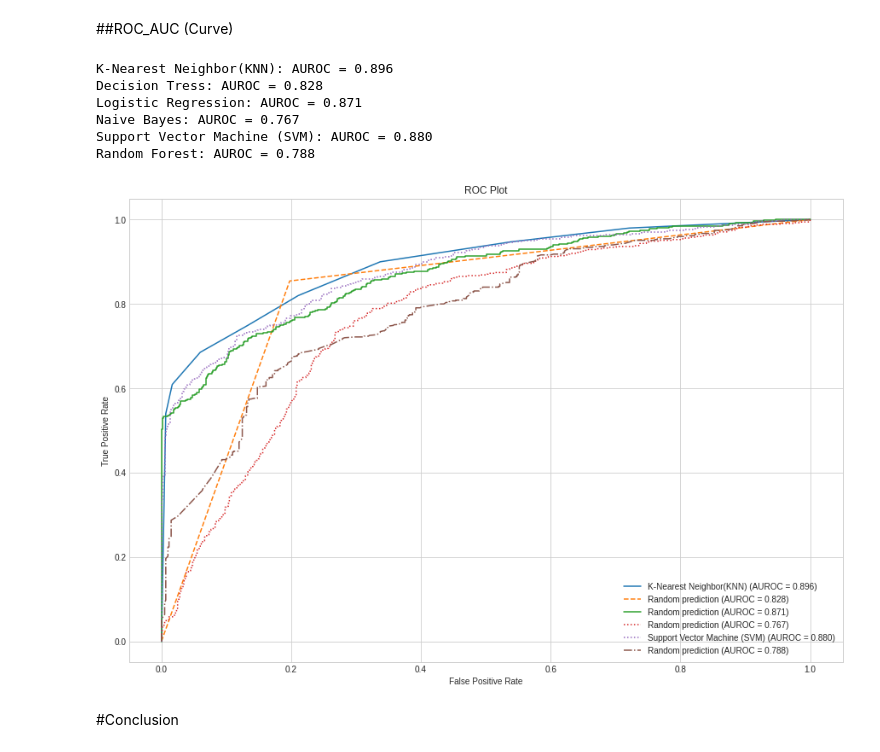
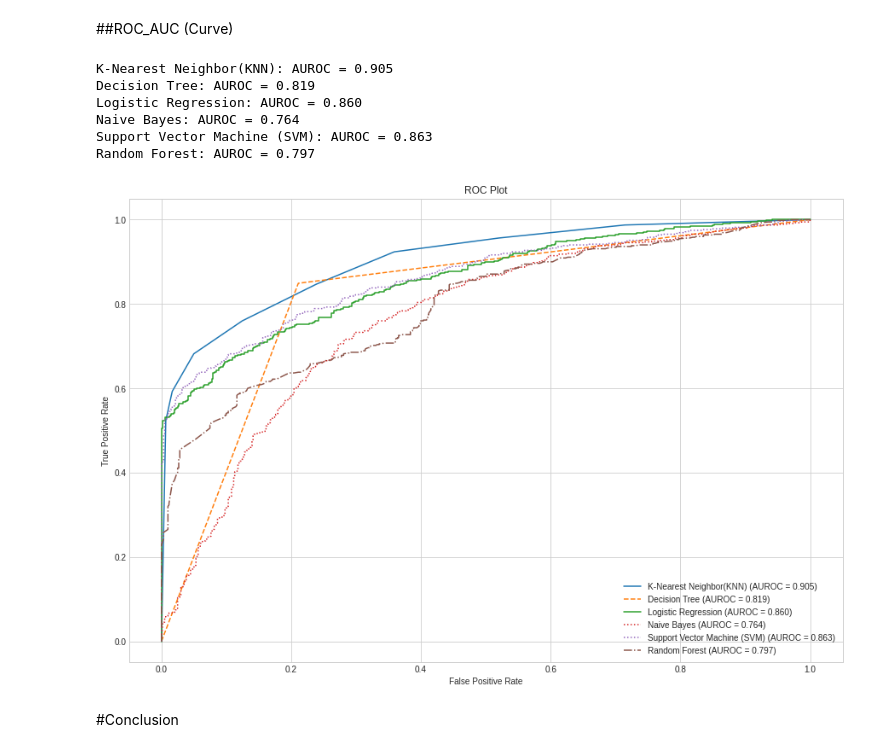
Before and after one commit to chvikas/cardiovascular-risk-prediction, a Jupyter notebook: Cardiovascular_Risk_Prediction.ipynb, the cells around one changed output. Saved outputs shown, nothing was run; the diff lists cells and outputs as text; code cells hidden in the pictures.

```diff
--- a/Cardiovascular_Risk_Prediction.ipynb
+++ b/Cardiovascular_Risk_Prediction.ipynb
@@ -1672,18 +1675,18 @@ svc_auc = roc_auc_score(y_test, svc_probs)
 rf_auc = roc_auc_score(y_test, rf_probs)
 # %%
 print('K-Nearest Neighbor(KNN): AUROC = %.3f' % (knn_auc))
-print('Decision Tress: AUROC = %.3f' % (dt_auc))
+print('Decision Tree: AUROC = %.3f' % (dt_auc))
 print('Logistic Regression: AUROC = %.3f' % (lr_auc))
 print('Naive Bayes: AUROC = %.3f' % (nb_auc))
 print('Support Vector Machine (SVM): AUROC = %.3f' % (svc_auc))
 print('Random Forest: AUROC = %.3f' % (rf_auc))
 # %% [output]
-K-Nearest Neighbor(KNN): AUROC = 0.896
-Decision Tress: AUROC = 0.828
-Logistic Regression: AUROC = 0.871
-Naive Bayes: AUROC = 0.767
-Support Vector Machine (SVM): AUROC = 0.880
-Random Forest: AUROC = 0.788
+K-Nearest Neighbor(KNN): AUROC = 0.905
+Decision Tree: AUROC = 0.819
+Logistic Regression: AUROC = 0.860
+Naive Bayes: AUROC = 0.764
+Support Vector Machine (SVM): AUROC = 0.863
+Random Forest: AUROC = 0.797
 # %%
 knn_fpr, knn_tpr, _ = roc_curve(y_test, knn_probs)
 dt_fpr, dt_tpr, _ = roc_curve(y_test, dt_probs)
@@ -1694,19 +1697,19 @@ rf_fpr, rf_tpr, _ = roc_curve(y_test, rf_probs)
 # %%
 plt.figure(figsize=(15,10))
 plt.plot(knn_fpr, knn_tpr, linestyle = '-', label = 'K-Nearest Neighbor(KNN) (AUROC = %0.3f)'% knn_auc)
-plt.plot(dt_fpr, dt_tpr, linestyle = '--', label = 'Random prediction (AUROC = %0.3f)'% dt_auc)
-plt.plot(lr_fpr, lr_tpr, linestyle = '-', label = 'Random prediction (AUROC = %0.3f)'% lr_auc)
-plt.plot(nb_fpr, nb_tpr, linestyle = ':', label = 'Random prediction (AUROC = %0.3f)'% nb_auc)
+plt.plot(dt_fpr, dt_tpr, linestyle = '--', label = 'Decision Tree (AUROC = %0.3f)'% dt_auc)
+plt.plot(lr_fpr, lr_tpr, linestyle = '-', label = 'Logistic Regression (AUROC = %0.3f)'% lr_auc)
+plt.plot(nb_fpr, nb_tpr, linestyle = ':', label = 'Naive Bayes (AUROC = %0.3f)'% nb_auc)
 plt.plot(svc_fpr, svc_tpr, linestyle = ':', label = 'Support Vector Machine (SVM) (AUROC = %0.3f)'% svc_auc)
-plt.plot(rf_fpr, rf_tpr, linestyle = '-.', label = 'Random prediction (AUROC = %0.3f)'% rf_auc)
+plt.plot(rf_fpr, rf_tpr, linestyle = '-.', label = 'Random Forest (AUROC = %0.3f)'% rf_auc)
 
 plt.title('ROC Plot')
 plt.xlabel('False Positive Rate')
 plt.ylabel('True Positive Rate')
 plt.legend()
 plt.show()
 # %% [output]
-[figure, old version]
+[figure, new version]
 # %% [markdown]
 #Conclusion
 # %% [markdown]
```
Also changed, not shown: parts of 53 cells of this notebook.
